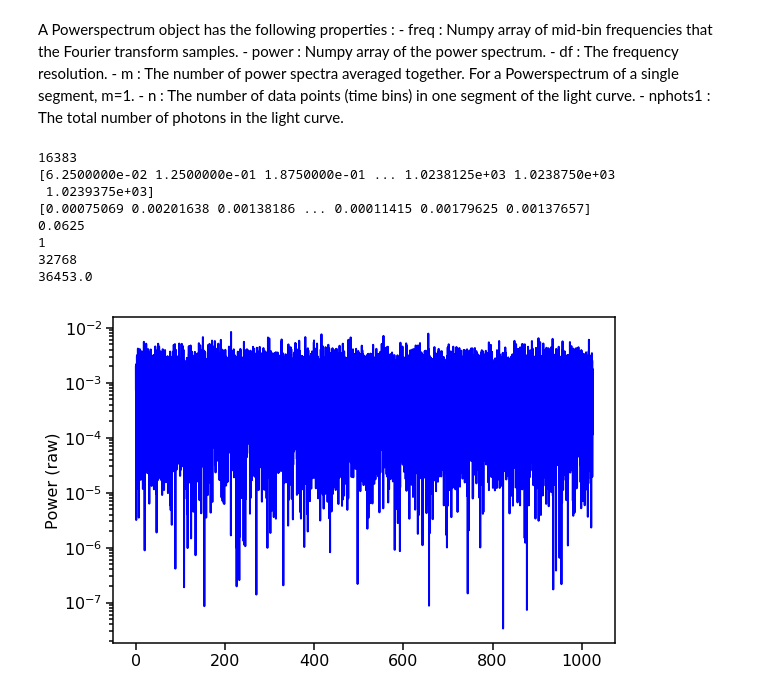
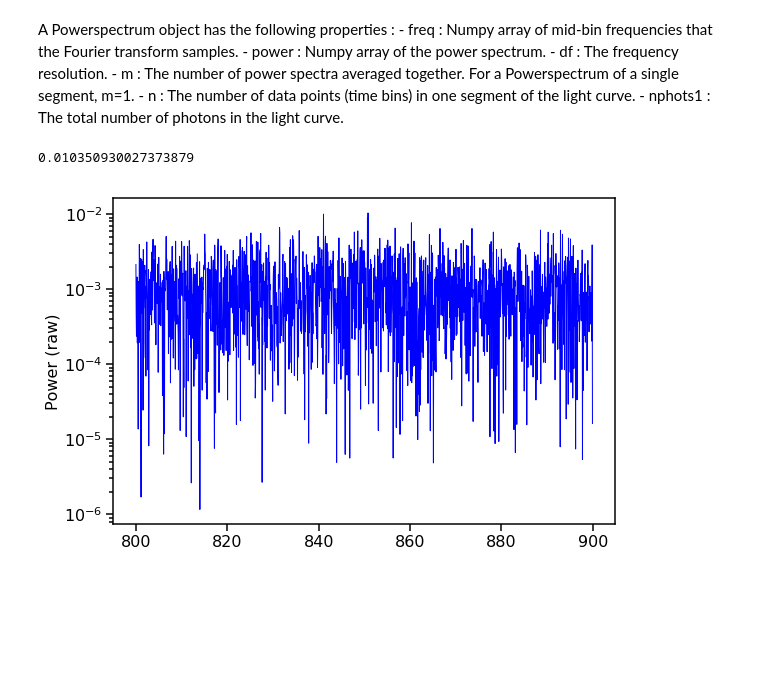
Before and after one commit to swapsha96/gsoc-learning, a Jupyter notebook: week0/Playing with kHz QPO.ipynb, the cells around one changed output. Cells and saved outputs as stored; diff of their text form; code cells hidden in the pictures; blank space fills up the shorter version.

```diff
--- a/week0/Playing with kHz QPO.ipynb
+++ b/week0/Playing with kHz QPO.ipynb
@@ -48,8 +48,8 @@ Table length=32768
 | 2048.0 .. 2048.0 | 0.0 .. 0.0 |
 # %%
 # multiply dt to get counts
-ref = lc_fits['REF'] * dt
-ci = lc_fits['CI'] * dt
+ref = np.array(lc_fits['REF'] * dt)
+ci = np.array(lc_fits['CI'] * dt)
 print(ref.shape, ci.shape)
 # %% [output]
 (32768, 20) (32768, 5, 20)
@@ -84,19 +75,14 @@ Length = 32768 rows
 [1. 0. 1. 1. 0. 3. 0. 0. 1. 1. 1. 1. 2. 1. 0. 0. 3. 2. 2. 0.]
 # %%
-start = 0
-stop = 1
-# Taking 1 segment (for now)
-counts = np.hstack(np.array(ref[:,start:stop]))
-times = np.arange(0,n_seconds*(stop-start), dt)
+start = 1
+stop = 2
+num_segments = stop-start
+counts = np.hstack(np.array(ref[0:int(16*n_bins/n_seconds),start:stop]))
+times = np.arange(0,16, dt)
 print(len(times), len(counts))
 print(times)
 lc = Lightcurve(times, counts, dt=dt)
 lc.plot()
-
-lc_rebin = lc.rebin(dt*2)
-print("Old dt: ", lc.dt)
-print("New dt: ", lc_rebin.dt)
-lc_rebin.plot()
 # %% [output]
 32768 32768
 [0.00000000e+00 4.88281250e-04 9.76562500e-04 ... 1.59985352e+01
@@ -116,36 +108,31 @@ A Powerspectrum object has the following properties :
     -  n : The number of data points (time bins) in one segment of the light curve.
     -  nphots1 : The total number of photons in the light curve.
 # %%
-ps = Powerspectrum(lc)
+ps = Powerspectrum(lc, norm='abs')
 
-print(len(ps.freq))
-print(ps.freq)
-print(ps.power)
-print(ps.df)
-print(ps.m)
-print(ps.n)
-print(ps.nphots1)
+# print(len(ps.freq))
+# print(ps.freq)
+# print(ps.power)
+# print(ps.df)
+# print(ps.m)
+# print(ps.n)
+# print(ps.nphots1)
+
+print(max(ps.power))
 
 fig, ax1 = plt.subplots(1,1,figsize=(9,6))
-ax1.plot(ps.freq, ps.power, lw=2, color='blue')
+ax1.plot(ps.freq[int(800/1024*len(ps.freq)):int(900/1024*len(ps.freq))], ps.power[int(800/1024*len(ps.freq)):int(900/1024*len(ps.freq))], lw=1, color='blue')
 ax1.set_ylabel("Frequency (Hz)", fontproperties=font_prop)
 ax1.set_ylabel("Power (raw)", fontproperties=font_prop)
 ax1.set_yscale('log')
 ax1.tick_params(axis='x', labelsize=16)
 ax1.tick_params(axis='y', labelsize=16)
 ax1.tick_params(which='major', width=1.5, length=7)
 ax1.tick_params(which='minor', width=1.5, length=4)
 for axis in ['top', 'bottom', 'left', 'right']:
     ax1.spines[axis].set_linewidth(1.5)
 plt.show()
 # %% [output]
-16383
-[6.2500000e-02 1.2500000e-01 1.8750000e-01 ... 1.0238125e+03 1.0238750e+03
- 1.0239375e+03]
-[0.00075069 0.00201638 0.00138186 ... 0.00011415 0.00179625 0.00137657]
-0.0625
-1
-32768
-36453.0
+0.010350930027373879
-[figure, old version]
+[figure, new version]
 # %%
```
Also changed, not shown: parts of 4 cells of this notebook.
